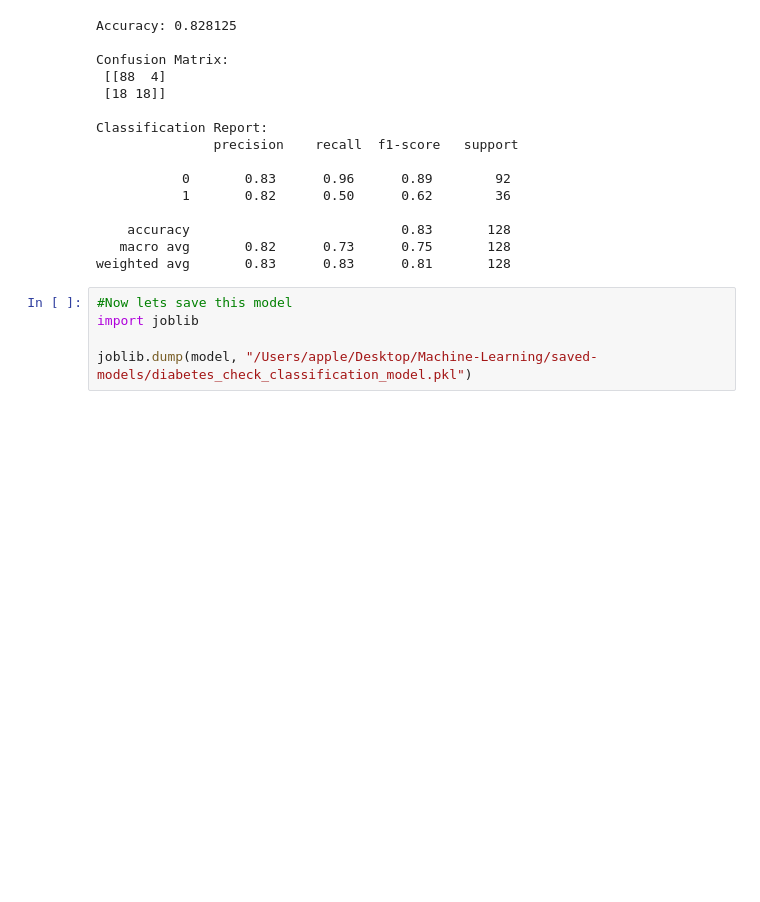
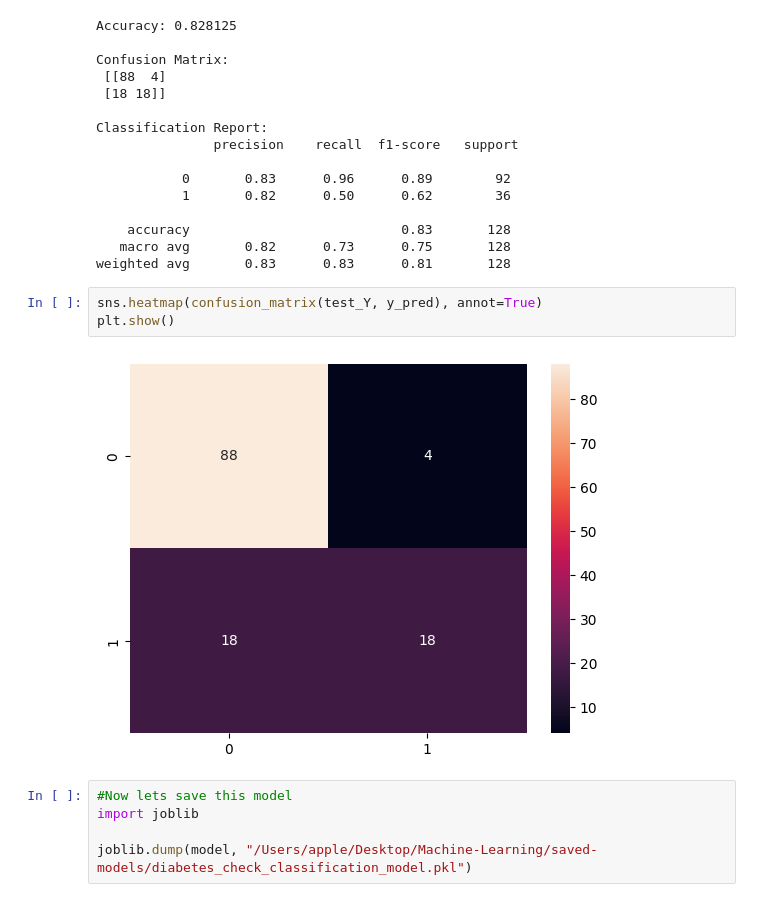
Before and after one commit to Rana-Ahmad-Hassan/Machine_Learning, a Jupyter notebook: 2_logistic-regression/assignment.ipynb, the cells around one changed output. Cells and saved outputs as stored; diff of their text form; blank space fills up the shorter version.

```diff
--- a/2_logistic-regression/assignment.ipynb
+++ b/2_logistic-regression/assignment.ipynb
@@ -176,6 +176,11 @@ Classification Report:
     accuracy                           0.83       128
    macro avg       0.82      0.73      0.75       128
 weighted avg       0.83      0.83      0.81       128
+# %%
+sns.heatmap(confusion_matrix(test_Y, y_pred), annot=True)
+plt.show()
+# %% [output]
+[figure, added]
 # %%
 #Now lets save this model
 import joblib
```
Also changed, not shown: 2 other files.
